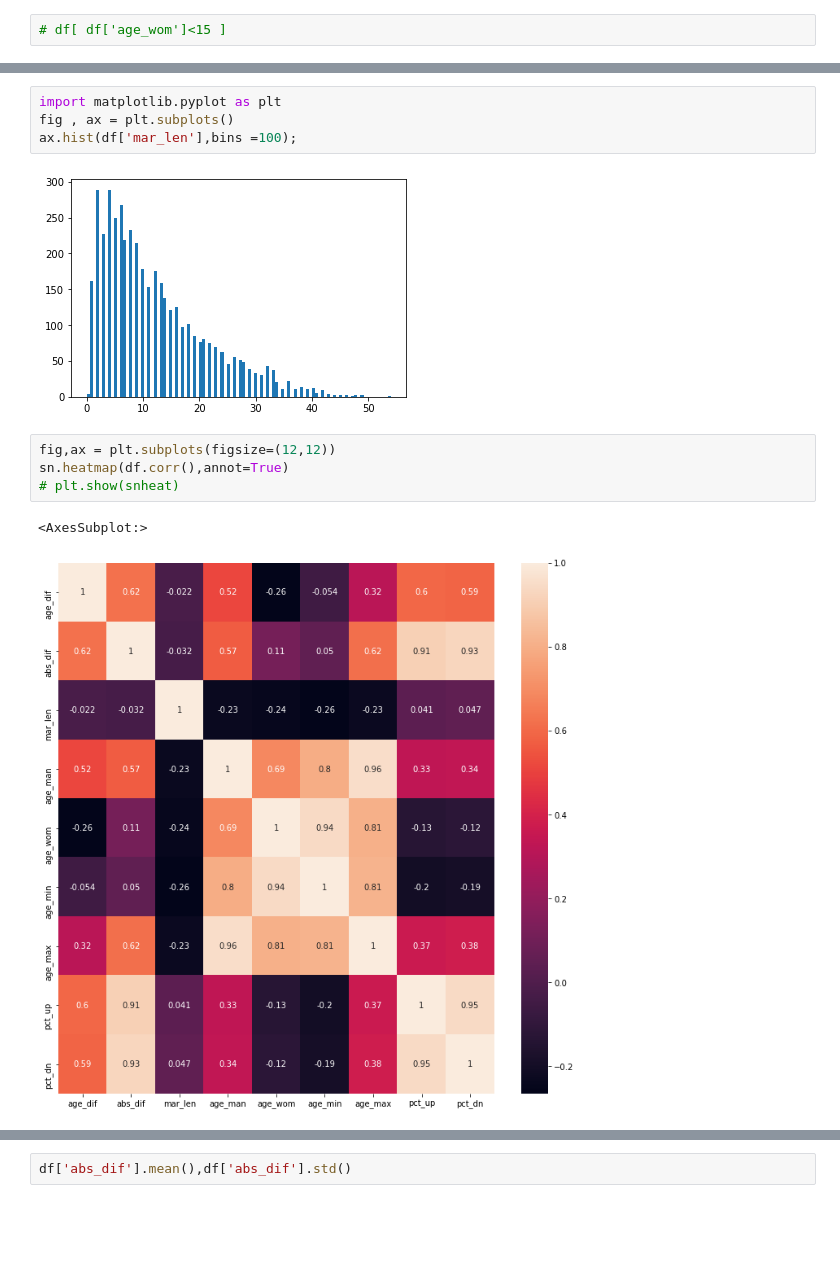
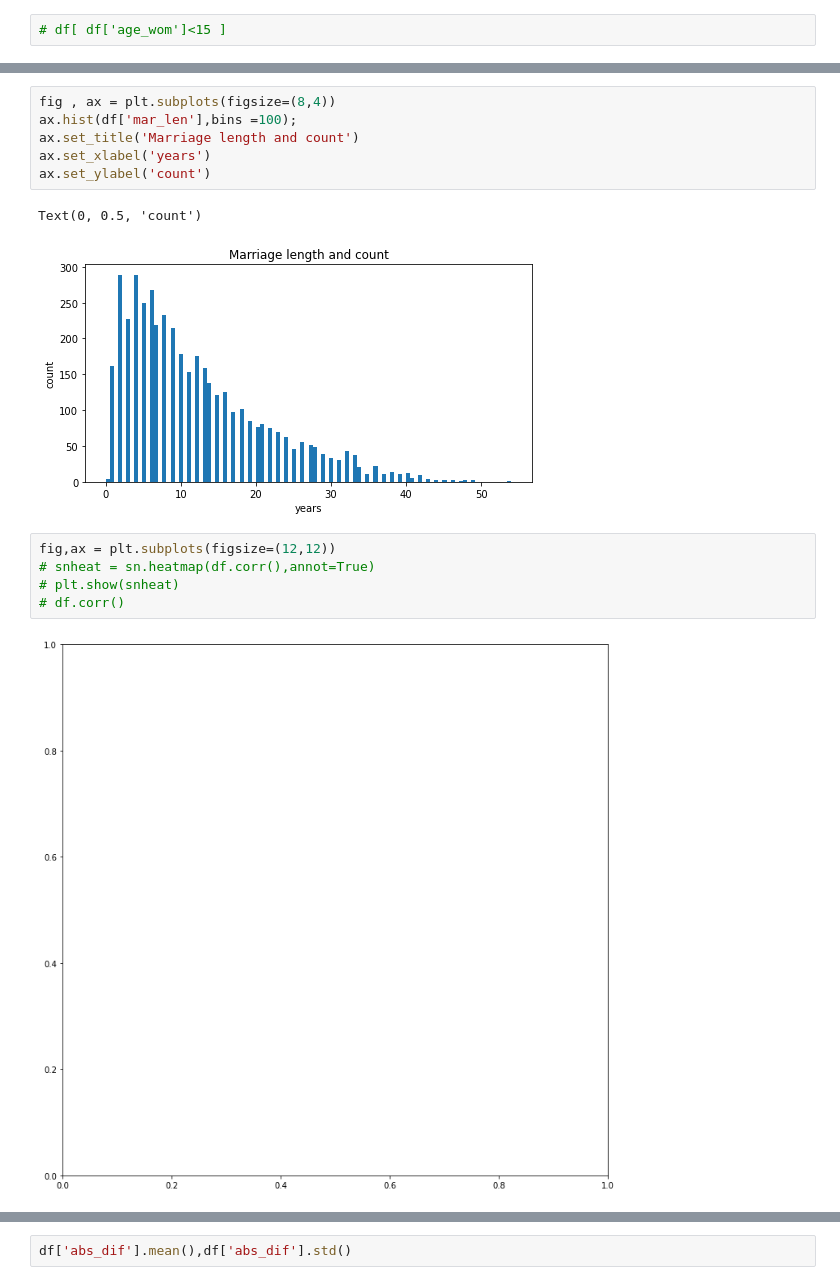
Before and after one commit to KevinRuggles/Marriage_Len_v_agedelta, a Jupyter notebook: eda.ipynb, the cells around one changed output, grey strips where cells are left out. Cells and saved outputs as stored; diff of their text form; blank space fills up the shorter version.

```diff
--- a/eda.ipynb
+++ b/eda.ipynb
@@ -204,15 +215,18 @@ ax.hist(df['abs_dif'],bins =100);
 # %%
-import matplotlib.pyplot as plt
-fig , ax = plt.subplots()
+fig , ax = plt.subplots(figsize=(8,4))
 ax.hist(df['mar_len'],bins =100);
+ax.set_title('Marriage length and count')
+ax.set_xlabel('years')
+ax.set_ylabel('count')
 # %% [output]
+Text(0, 0.5, 'count')
-[figure, old version]
+[figure, new version]
 # %%
 fig,ax = plt.subplots(figsize=(12,12))
-sn.heatmap(df.corr(),annot=True)
+# snheat = sn.heatmap(df.corr(),annot=True)
 # plt.show(snheat)
+# df.corr()
 # %% [output]
-<AxesSubplot:>
-[figure, old version]
+[figure, new version]
 # %%
 
```
Also changed, not shown: parts of 28 cells of this notebook, 16 other files.
